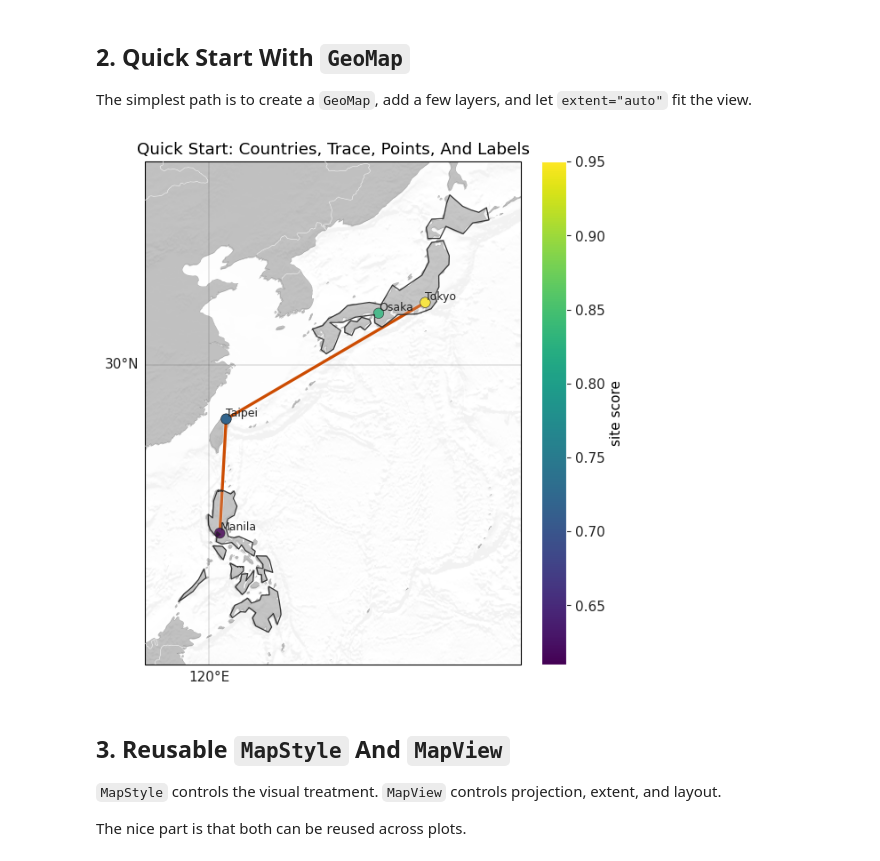
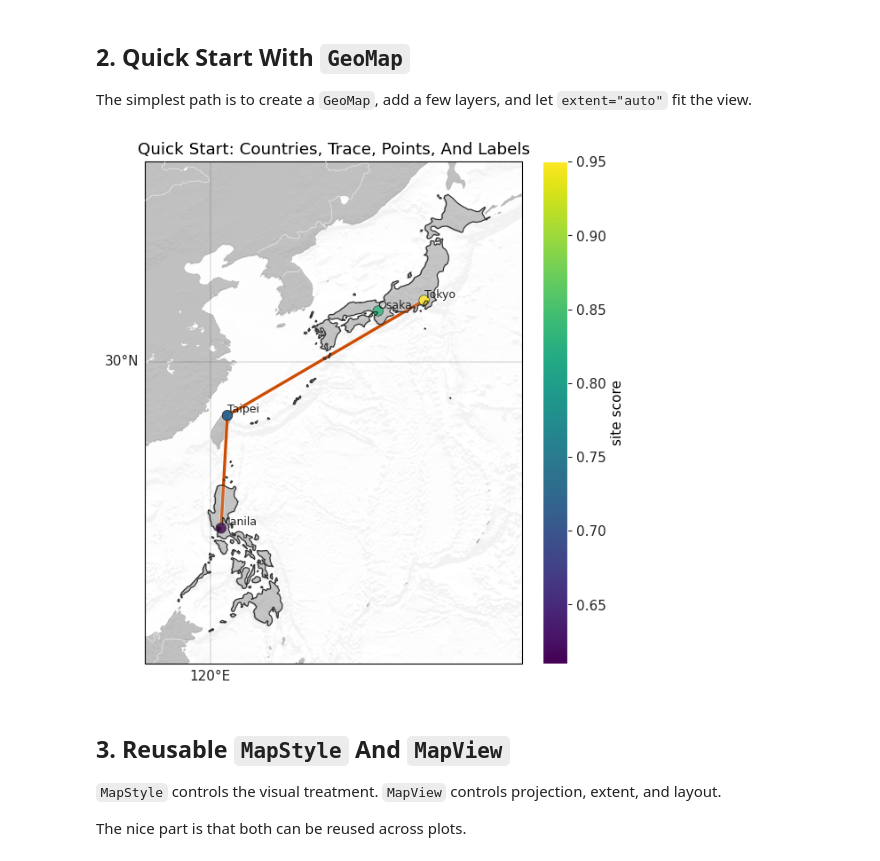
Before and after one commit to Nebula-Space-Systems/Nebula-Systems-Toolkit, a Jupyter notebook: examples/05_plotting.ipynb, the cells around one changed output. Cells and saved outputs as stored; diff of their text form; code cells hidden in the pictures.

```diff
--- a/examples/05_plotting.ipynb
+++ b/examples/05_plotting.ipynb
@@ -132,34 +132,35 @@ quick_map.add_countries(
     ["Japan", "Philippines"],
     facecolor="#d9d9d9",
     fill_alpha=0.18,
     edgecolor="#2b2b2b",
     linewidth=0.9,
+    resolution="50m",
 )
 quick_map.add_feature(cfeature.BORDERS, edgecolor="#888888", linewidth=0.25, alpha=0.45)
 quick_map.add_trace(route_lon, route_lat, color="#cc4c02", linewidth=2.4, glow=True)
 quick_map.add_points(
     sites["lon"],
     sites["lat"],
     values=sites["score"],
     size=70.0,
     cmap="viridis",
     edgecolors="black",
     linewidths=0.4,
     colorbar=True,
     colorbar_label="site score",
 )
 quick_map.add_labels(
     sites["lon"],
     sites["lat"],
     sites["name"],
     fontsize=9,
     ha="left",
     va="bottom",
 )
 quick_map.set_title("Quick Start: Countries, Trace, Points, And Labels")
 plt.show()
 # %% [output]
-[figure, old version]
+[figure, new version]
 # %% [markdown]
 ## 3. Reusable `MapStyle` And `MapView`
 
```
Also changed, not shown: parts of 14 cells of this notebook, 5 other files.
